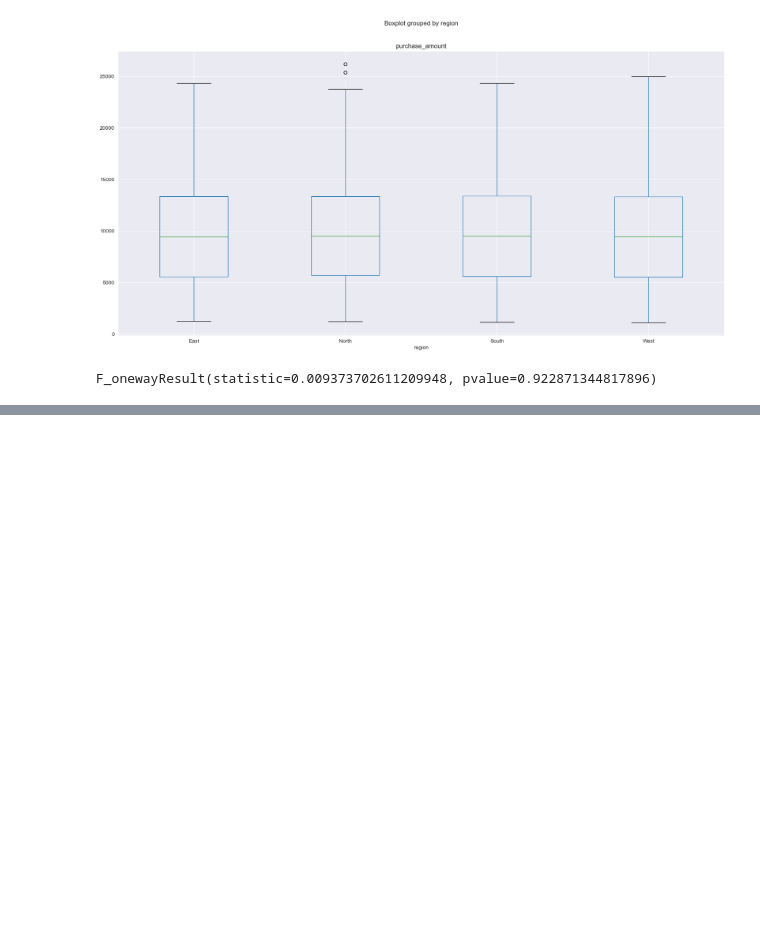
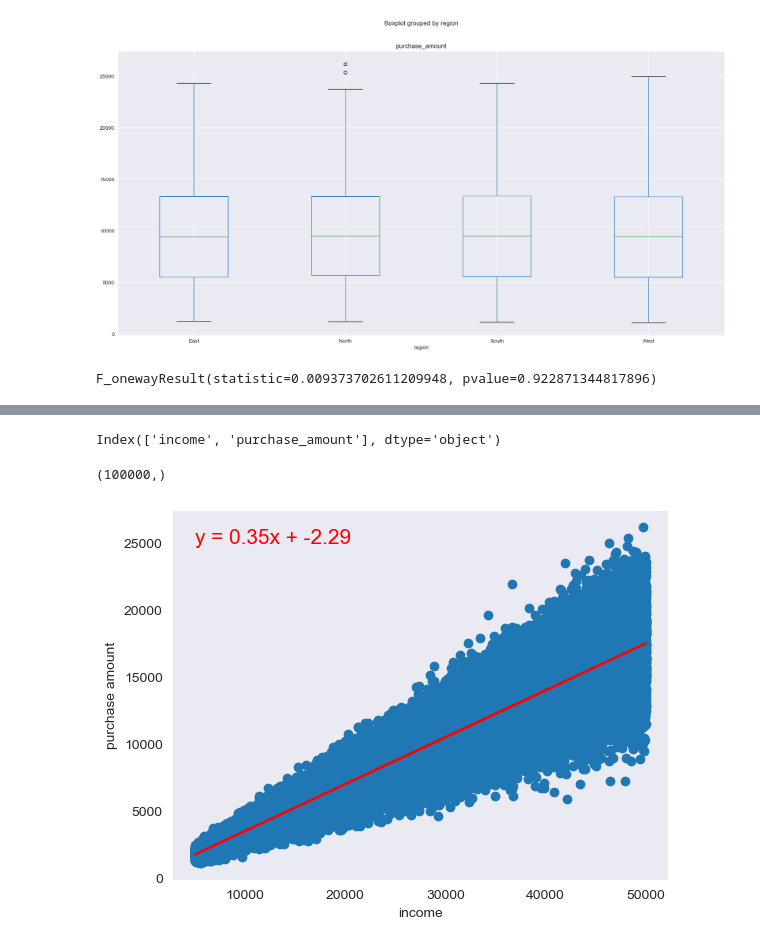
Before and after one commit to Siggy0002/Project-1-Team-Finance, a Jupyter notebook: Project 1 Code.ipynb, the cells around one changed output, grey strips where cells are left out. Saved outputs shown, nothing was run; the diff lists cells and outputs as text; code cells hidden in the pictures; blank space fills up the shorter version.

```diff
--- a/Project 1 Code.ipynb
+++ b/Project 1 Code.ipynb
@@ -563,0 +622,3 @@ F_onewayResult(statistic=0.009373702611209948, pvalue=0.922871344817896)
+# %%
+customer_income_purchase = df[["income", "purchase_amount"]]
+customer_income_purchase
@@ -563,0 +639,28 @@ F_onewayResult(statistic=0.009373702611209948, pvalue=0.922871344817896)
+# %%
+print(customer_income_purchase.columns)
+# %% [output]
+Index(['income', 'purchase_amount'], dtype='object')
+# %%
+x_values = customer_income_purchase["income"]
+y_values = customer_income_purchase["purchase_amount"]
+# %%
+x_values.shape
+# %% [output]
+(100000,)
+# %%
+def create_scatter(df,x, y,xl,yla, coords = (0,0)):
+    x_values = df[x]
+    y_values = df[y]
+    (slope, intercept, rvalue, pvalue, stderr) = linregress(x_values, y_values)
+    regress_values = x_values * slope + intercept
+    line_eq = "y = " + str(round(slope,2)) + "x + " + str(round(intercept,2))
+    plt.scatter(x_values, y_values)
+    plt.plot(x_values,regress_values,"r-")
+    plt.annotate(line_eq,coords,fontsize=15,color="red")
+    plt.xlabel(xl)
+    plt.ylabel(yla)
+    plt.show()
+
+create_scatter(customer_income_purchase, "income", "purchase_amount","income","purchase amount", (5000,25000))
+# %% [output]
+[figure, added]
```
Also changed, not shown: parts of 15 cells of this notebook, 2 other files.
